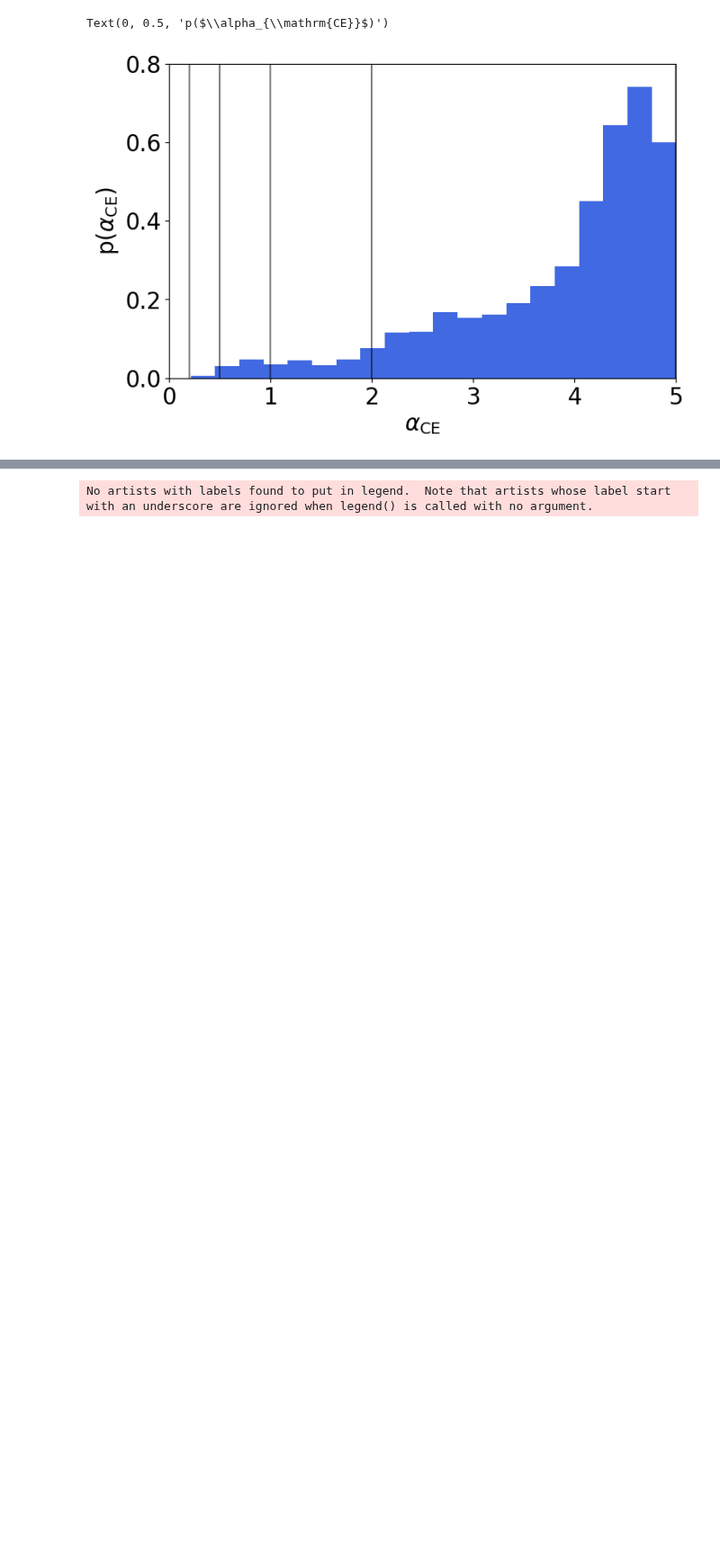
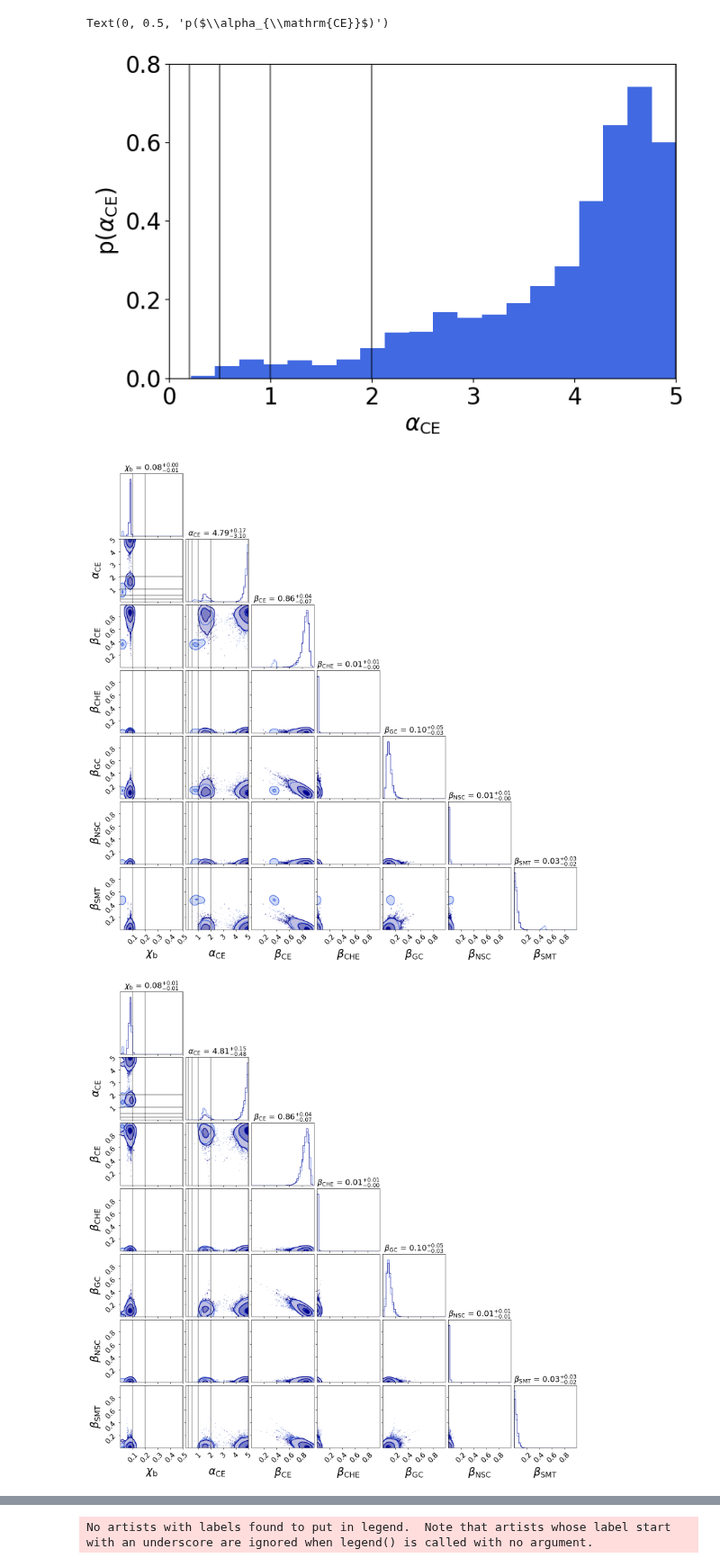
Before and after one commit to scolloms/AMAZE_model_selection, a Jupyter notebook: rns/postsample_analyses_continu.ipynb, the cells around one changed output, grey strips where cells are left out. Shown at 90% size. Saved outputs shown, nothing was run; the diff lists cells and outputs as text; code cells hidden in the pictures; blank space fills up the shorter version.

```diff
--- a/rns/postsample_analyses_continu.ipynb
+++ b/rns/postsample_analyses_continu.ipynb
@@ -58,3 +59,69 @@ Text(0, 0.5, 'p($\\alpha_{\\mathrm{CE}}$)')
 [figure]
 # %%
 np.mean(alpha_samps)
+# %%
+#corner plots of betas
+plt.rcParams.update({'font.size': 16})
+
+
+corner_kwargs = dict(
+    bins=40,
+    smooth=0.9,
+    color="royalblue",
+    #quantiles=[0.16, 0.84],
+    levels=(1 - np.exp(-0.5), 1 - np.exp(-2), 1 - np.exp(-9 / 2.0)),
+    plot_density=True,
+    plot_datapoints=True,
+    fill_contours=True,
+    show_titles=True,
+    hist_kwargs=dict(density=True),
+    label_kwargs=dict(fontsize=25),
+    title_kwargs=dict(fontsize=18),
+    labels=[r'$\chi_\mathrm{b}$', r'$\alpha_{\mathrm{CE}}$',r'$\beta_{\mathrm{CE}}$',r'$\beta_{\mathrm{CHE}}$',r'$\beta_{\mathrm{GC}}$',r'$\beta_{\mathrm{NSC}}$',r'$\beta_{\mathrm{SMT}}$'],
+    range = [(0.,.5),(0.,5.),(0.,.99),(0.,.99),(0.,.99),(0.,.99),(0.,.99)]
+)
+kwargs_lowreg = dict(
+    bins=40,
+    smooth=0.9,
+    color="darkblue",
+    #quantiles=[0.16, 0.84],
+    levels=(1 - np.exp(-0.5), 1 - np.exp(-2), 1 - np.exp(-9 / 2.0)),
+    plot_density=True,
+    plot_datapoints=True,
+    fill_contours=True,
+    show_titles=True,
+    hist_kwargs=dict(density=True),
+    label_kwargs=dict(fontsize=25),
+    title_kwargs=dict(fontsize=18),
+    labels=[r'$\chi_\mathrm{b}$', r'$\alpha_{\mathrm{CE}}$',r'$\beta_{\mathrm{CE}}$',r'$\beta_{\mathrm{CHE}}$',r'$\beta_{\mathrm{GC}}$',r'$\beta_{\mathrm{NSC}}$',r'$\beta_{\mathrm{SMT}}$'],
+    range = [(0.,.5),(0.,5.),(0.,.99),(0.,.99),(0.,.99),(0.,.99),(0.,.99)]
+)
+
+files_lowreg = ['Flows_260624_contGwtc310000Nsamp/output_seed12.hdf5',
+ 'Flows_260624_contGwtc310000Nsamp/output_seed89.hdf5',
+ 'Flows_260624_contGwtc310000Nsamp/output.hdf5']
+
+files_highreg = ['Flows_260624_contGwtc310000Nsamp/output_seed12_highreg.hdf5',
+ 'Flows_260624_contGwtc310000Nsamp/output_seed89_highreg.hdf5',
+ 'Flows_260624_contGwtc310000Nsamp/output_highreg.hdf5']
+
+for i, filename in enumerate(files_highreg):
+    file = h5py.File(filename, 'r')
+    file_lowreg = h5py.File(files_lowreg[i], 'r')
+
+    branching_fracs = np.array(file['model_selection']['samples']['block0_values'])
+    branching_fracs_lowreg = np.array(file_lowreg['model_selection']['samples']['block0_values'])
+
+    #kwargs = deepcopy(corner_kwargs)
+    fig_data = corner.corner(branching_fracs, **corner_kwargs)
+    corner.corner(branching_fracs_lowreg, fig=fig_data, **kwargs_lowreg)
+    for xb in chi_b:
+        corner.overplot_lines(fig_data, [xb, None, None, None, None, None, None], color='black', alpha=0.5)
+
+    for a in alpha:
+        corner.overplot_lines(fig_data, [None, a, None, None, None, None, None], color='black', alpha=0.5)
+    #fig_data = corner.corner(dirichlet.pdf(np.ones(5)*0.2, np.ones(5)), fig=fig_data, **corner_kwargs_kde)
+#fig_data.savefig('/Users/stormcolloms/Documents/PhD/Project_work/AMAZE_model_selection/rns/Flows_200324_contcorrectalpha/plots/full_posteriors_corner_cont.pdf')
+# %% [output]
+[figure, added]
+[figure, added]
```
Also changed, not shown: parts of 5 cells of this notebook, 2 other files.
